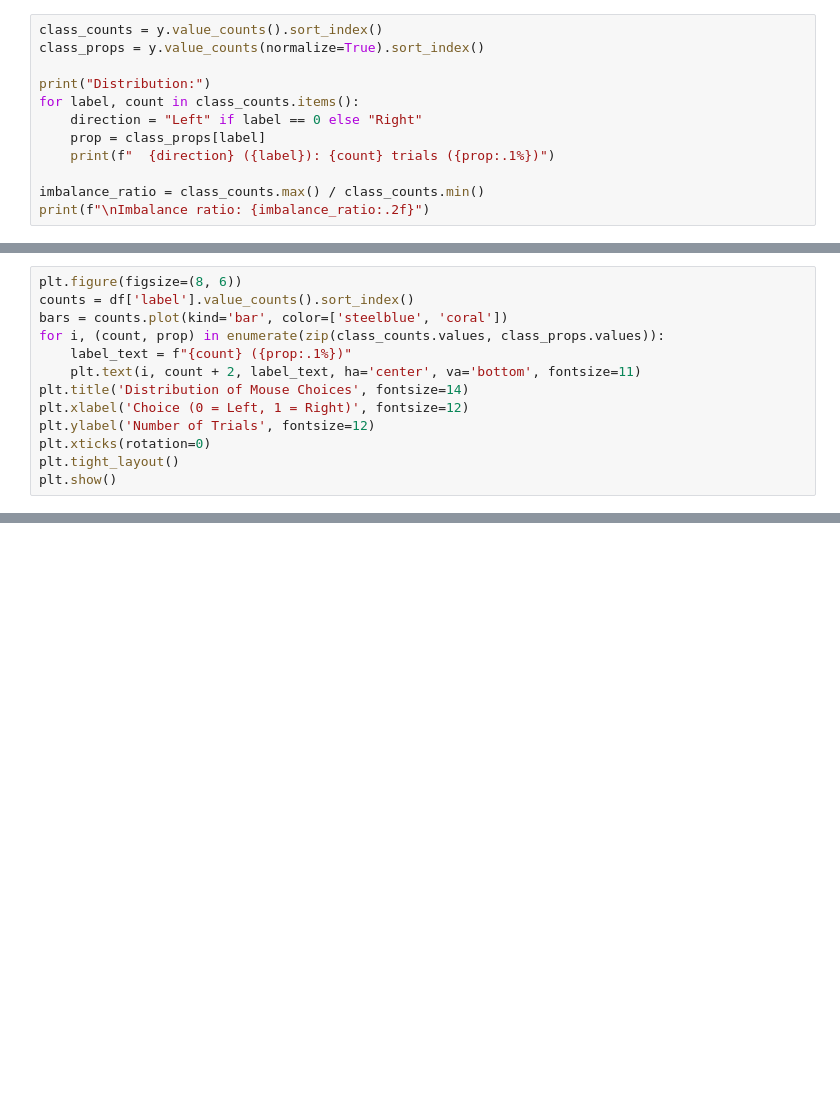
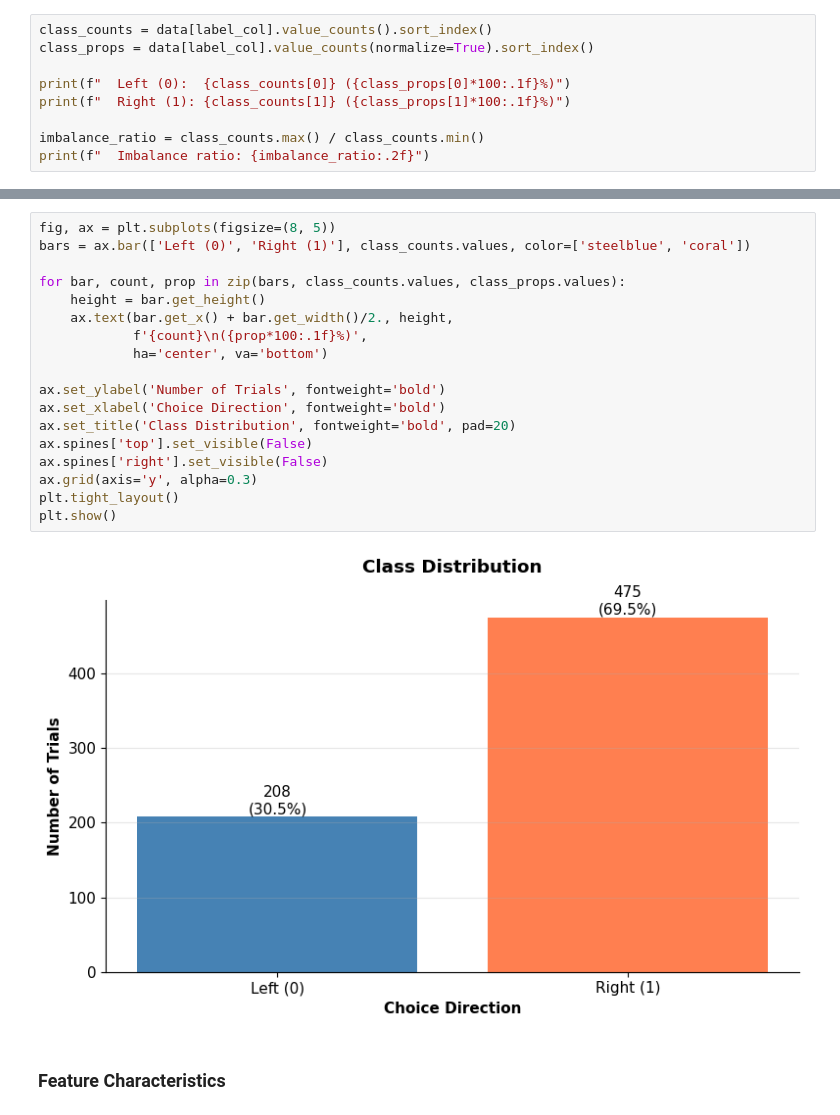
Before and after one commit to therealtill98/ml_st443, a Jupyter notebook: Task2.1/Task2.1.ipynb, the cells around one changed output, grey strips where cells are left out. Drawn from its saved outputs; the diff is of its cells as text; blank space fills up the shorter version.

```diff
--- a/Task2.1/Task2.1.ipynb
+++ b/Task2.1/Task2.1.ipynb
@@ -43,13 +56,10 @@ X_array = X.values
 # %%
-class_counts = y.value_counts().sort_index()
-class_props = y.value_counts(normalize=True).sort_index()
+class_counts = data[label_col].value_counts().sort_index()
+class_props = data[label_col].value_counts(normalize=True).sort_index()
 
-print("Distribution:")
-for label, count in class_counts.items():
-    direction = "Left" if label == 0 else "Right"
-    prop = class_props[label]
-    print(f"  {direction} ({label}): {count} trials ({prop:.1%})")
+print(f"  Left (0):  {class_counts[0]} ({class_props[0]*100:.1f}%)")
+print(f"  Right (1): {class_counts[1]} ({class_props[1]*100:.1f}%)")
 
 imbalance_ratio = class_counts.max() / class_counts.min()
-print(f"\nImbalance ratio: {imbalance_ratio:.2f}")
+print(f"  Imbalance ratio: {imbalance_ratio:.2f}")
 # %% [output]
@@ -61,13 +68,0 @@ Imbalance ratio: 2.28
-# %%
-plt.figure(figsize=(8, 6))
-counts = df['label'].value_counts().sort_index()
-bars = counts.plot(kind='bar', color=['steelblue', 'coral'])
-for i, (count, prop) in enumerate(zip(class_counts.values, class_props.values)):
-    label_text = f"{count} ({prop:.1%})"
-    plt.text(i, count + 2, label_text, ha='center', va='bottom', fontsize=11)
-plt.title('Distribution of Mouse Choices', fontsize=14)
-plt.xlabel('Choice (0 = Left, 1 = Right)', fontsize=12)
-plt.ylabel('Number of Trials', fontsize=12)
-plt.xticks(rotation=0)
-plt.tight_layout()
-plt.show()
@@ -144,0 +69,22 @@ Correlation analysis (947 sampled features):
+# %%
+fig, ax = plt.subplots(figsize=(8, 5))
+bars = ax.bar(['Left (0)', 'Right (1)'], class_counts.values, color=['steelblue', 'coral'])
+
+for bar, count, prop in zip(bars, class_counts.values, class_props.values):
+    height = bar.get_height()
+    ax.text(bar.get_x() + bar.get_width()/2., height,
+            f'{count}\n({prop*100:.1f}%)',
+            ha='center', va='bottom')
+
+ax.set_ylabel('Number of Trials', fontweight='bold')
+ax.set_xlabel('Choice Direction', fontweight='bold')
+ax.set_title('Class Distribution', fontweight='bold', pad=20)
+ax.spines['top'].set_visible(False)
+ax.spines['right'].set_visible(False)
+ax.grid(axis='y', alpha=0.3)
+plt.tight_layout()
+plt.show()
+# %% [output]
+[figure, added]
+# %% [markdown]
+### Feature Characteristics
```
Also changed, not shown: parts of 23 cells of this notebook.
